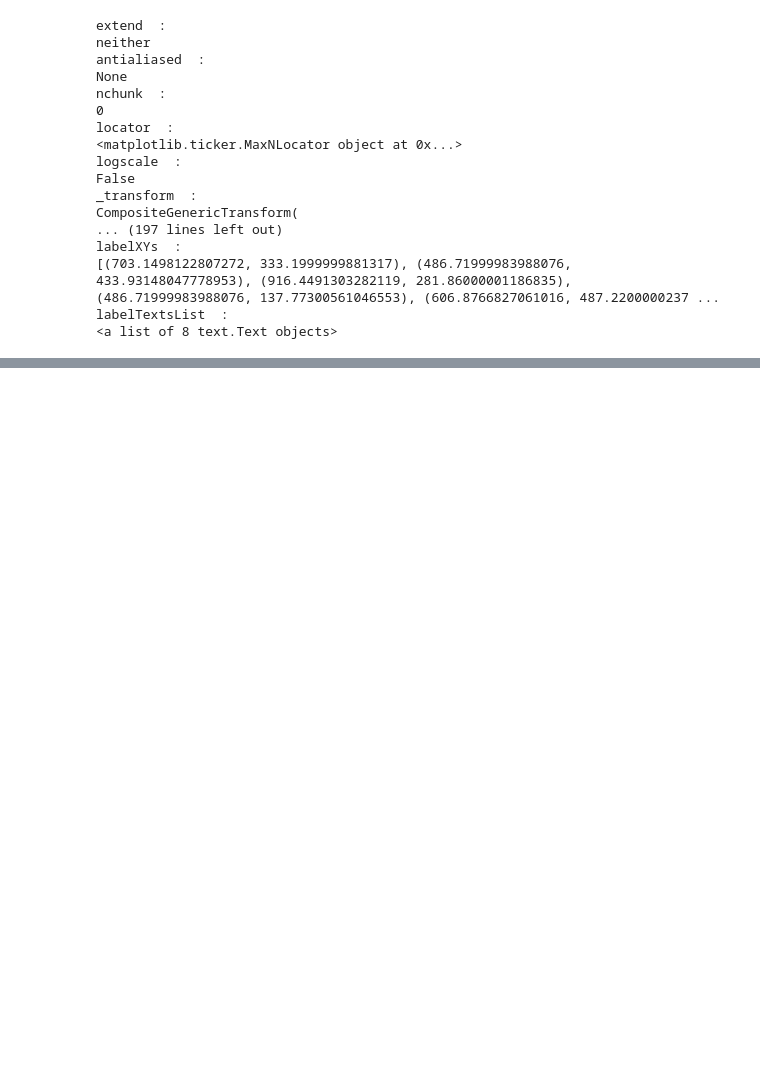
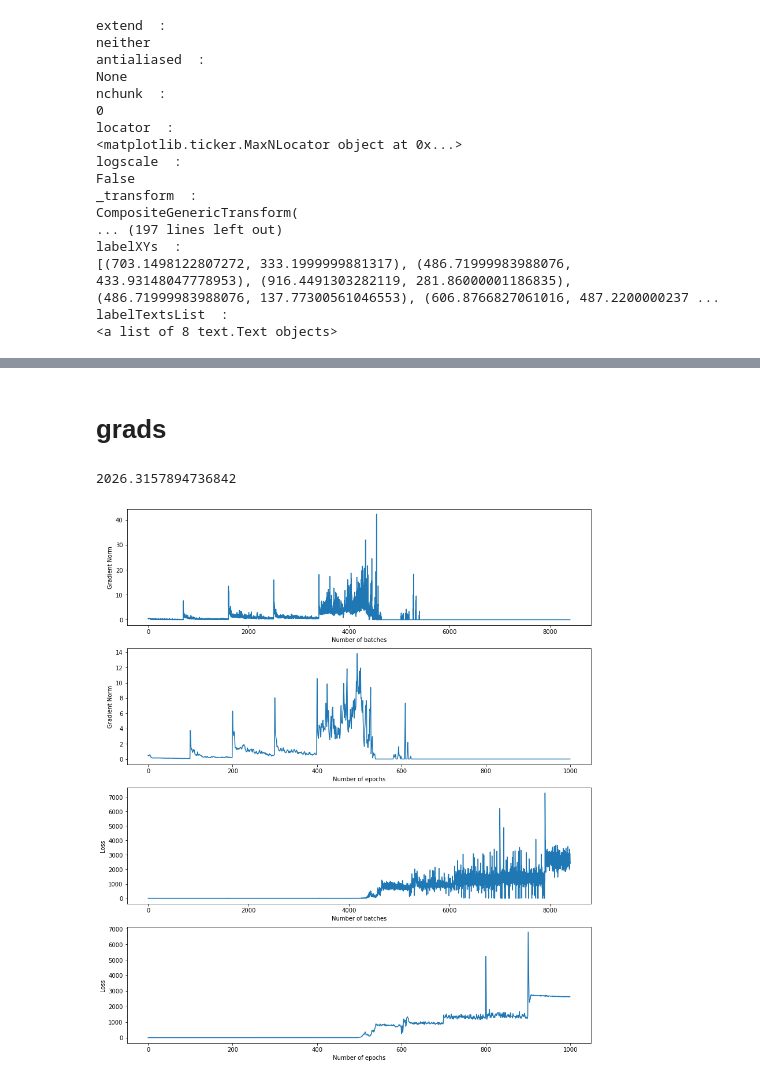
Before and after one commit to Intelligent-Microsystems-Lab/QuantizedCIL, a Jupyter notebook: figures/plotting.ipynb, the cells around one changed output, grey strips where cells are left out. Saved outputs shown, nothing was run; the diff lists cells and outputs as text; code cells hidden in the pictures; blank space fills up the shorter version.

```diff
--- a/figures/plotting.ipynb
+++ b/figures/plotting.ipynb
@@ -2922,0 +3315,36 @@ labelTextsList  :
+# %% [markdown]
+# grads
+# %%
+len(grads_batch)/19*5
+# %% [output]
+2026.3157894736842
+# %%
+import numpy as np
+import matplotlib.pyplot as plt
+grads_batch = np.load(f"../logs/dsads/icarl/grads/fcnet_ours_accbits_6_42467_batch.npy")
+losses_batch = np.load(f"../logs/dsads/icarl/loss/fcnet_ours_accbits_6_42467_batch.npy")
+grads_epoch = np.load(f"../logs/dsads/icarl/grads/fcnet_ours_accbits_6_42467_epoch.npy")
+losses_epoch = np.load(f"../logs/dsads/icarl/loss/fcnet_ours_accbits_6_42467_epoch.npy")
+
+# plot grads and losses in 2 subplots
+fig, ax = plt.subplots(nrows=4, ncols=1, figsize=(14.4, 8.5*2))
+ax[0].plot(grads_batch)
+ax[0].set_xlabel("Number of batches")
+ax[0].set_ylabel("Gradient Norm")
+ax[2].plot(losses_batch)
+ax[2].set_xlabel("Number of batches")
+ax[2].set_ylabel("Loss")
+# plt.show()
+
+# plot grads and losses in 2 subplots
+# fig, ax = plt.subplots(nrows=2, ncols=1, figsize=(14.4, 8.5))
+ax[1].plot(grads_epoch)
+ax[1].set_xlabel("Number of epochs")
+ax[1].set_ylabel("Gradient Norm")
+ax[3].plot(losses_epoch)
+ax[3].set_xlabel("Number of epochs")
+ax[3].set_ylabel("Loss")
+plt.savefig("hdqt_3_6.png")
+plt.show()
+# %% [output]
+[figure, added]
```
Also changed, not shown: parts of 10 cells of this notebook, 1 other file.
